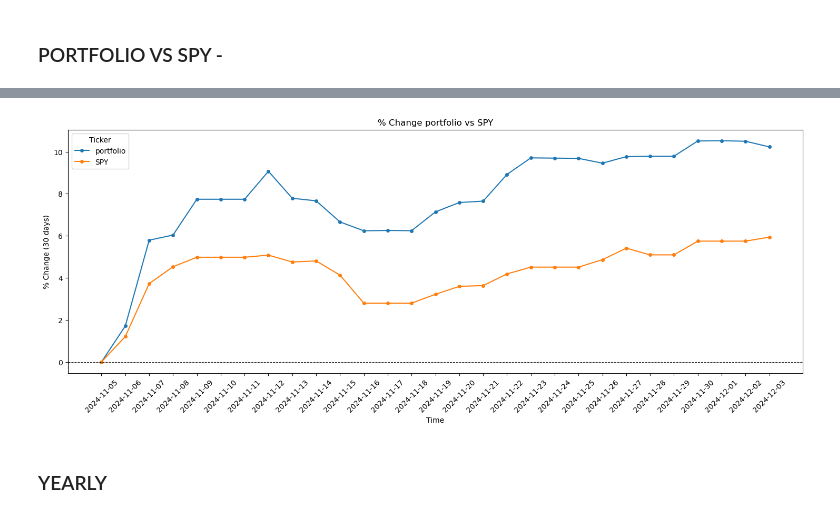
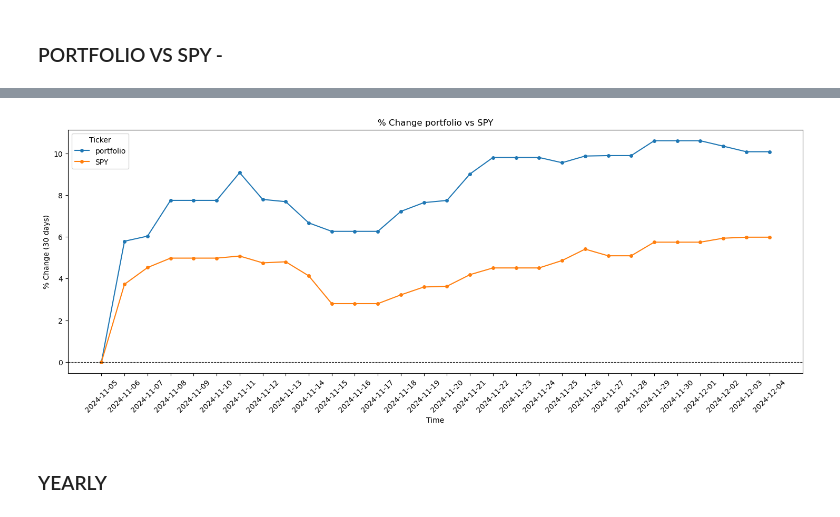
Before and after one commit to visheshgupta19/IDS_789_Final_Project, a Jupyter notebook: algo_update.ipynb, the cells around one changed output, grey strips where cells are left out. Drawn from its saved outputs; the diff is of its cells as text; code cells hidden in the pictures.

```diff
--- a/algo_update.ipynb
+++ b/algo_update.ipynb
@@ -476,7 +476,14 @@ for indx in df_sectors.index:
             month = datetime.strptime(months, "%Y-%m-%d")
         else:
             month = months  # Already a datetime object
-        df_sectors.at[indx, months] = get_returns(indx, month).values[0]
+        df_sectors.at[indx, months] = get_returns(
+            indx,
+            month,
+            intvl="1d",
+            start_of_year=datetime.today() - timedelta(days=30),
+            mth=0,
+            dys=1,
+        ).values[0]
 
 df_sectors
 # %% [output]
@@ -601,10 +576,10 @@ avg sect return (unweighted) is 5.57 (as of 12/03)
 # %%
 # Sum the values of each column (from the 3rd column onward)
-column_sums = df_updated.iloc[:, 2:].mean(axis=0)
+column_wavg = df_updated.iloc[:, 2:].mean(axis=0)
 
 # Create a new DataFrame with the same columns
 df_avgs = pd.DataFrame(
-    column_sums
+    column_wavg
 ).T  # Transpose to match the structure of the original DataFrame
 df_avgs.columns = df_updated.columns[
     2:
@@ -612,7 +587,7 @@ df_avgs.columns = df_updated.columns[
 
 # Add the two new index values: 'portfolio name' and 'SPY'
 df_avgs.index = ["portfolio"]
-spy_values = ["NaN", "NaN", "NaN"]
+spy_values = [np.NAN, np.NAN, np.NAN]
 
 # Iterate over the columns from the 3rd column onward
 for months in df_updated.columns[3:]:
@@ -621,7 +596,14 @@ for months in df_updated.columns[3:]:
     else:
         month = months  # Already a datetime object
     month = datetime.strptime(months, "%Y-%m-%d")
-    spy_value = get_returns("SPY", month).values[0]
+    spy_value = get_returns(
+        "SPY",
+        month,
+        intvl="1d",
+        start_of_year=datetime.today() - timedelta(days=30),
+        mth=0,
+        dys=1,
+    ).values[0]
     spy_values.append(spy_value)
 
 spy_values = pd.DataFrame([spy_values])
@@ -656,0 +636,3 @@ portfolio returns is 10.22
+# %%
+df_avgs = df_avgs.fillna(0)
+df_avgs
@@ -657,23 +644,23 @@ portfolio returns is 10.22
 # %%
 plt.figure(figsize=(18, 6))
 for ticker in df_avgs.index:
     # Select the data from the 3rd column onward
     plt.plot(
-        df_avgs.columns[1:-2],
-        df_avgs.loc[ticker].values[1:-2],
+        df_avgs.columns[:-2],
+        df_avgs.loc[ticker].values[:-2],
         label=ticker,
         marker="o",
         markersize=4,
     )
 plt.axhline(y=0, color="black", linestyle="--", linewidth=0.8)
 plt.legend(title="Ticker")
 plt.xlabel("Time")
 plt.ylabel("% Change (30 days)")
 plt.title("% Change portfolio vs SPY")
 plt.xticks(rotation=45)
 plt.show()
 # %% [output]
-[figure, old version]
+[figure, new version]
 # %% [markdown]
 ### YEARLY
 # %%
```
Also changed, not shown: parts of 18 cells of this notebook.
